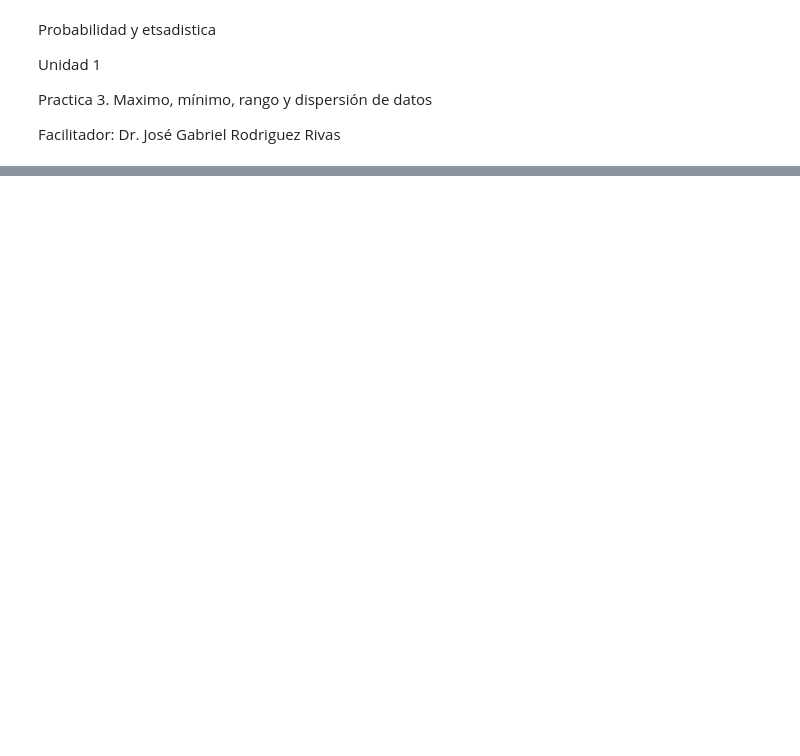
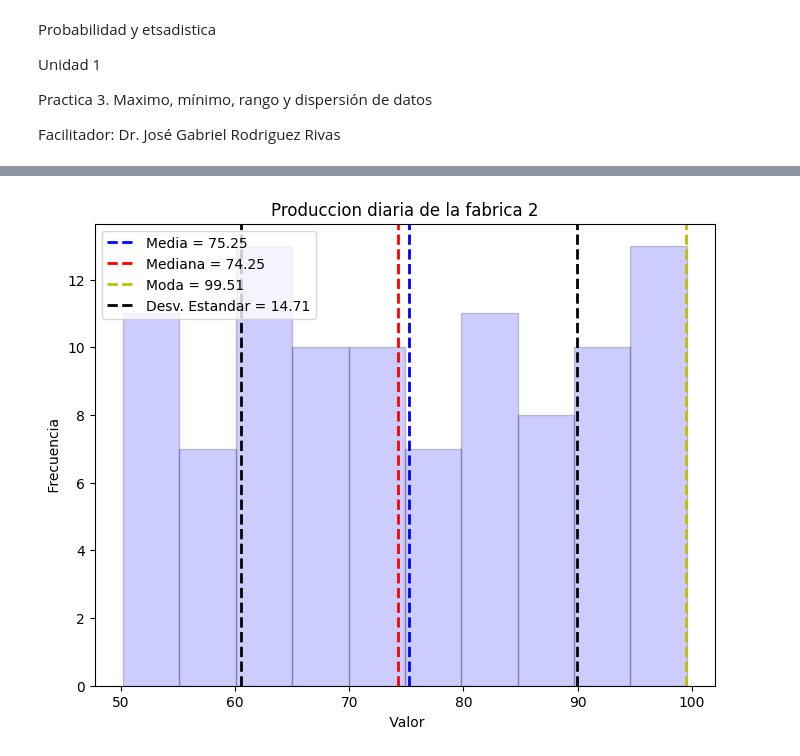
Before and after one commit to AnahiGutierrez22/Estadistica, a Jupyter notebook: Unidad1/Practica3.ipynb, the cells around one changed output, grey strips where cells are left out. Cells and saved outputs as stored; diff of their text form; code cells hidden in the pictures; blank space fills up the shorter version.

```diff
--- a/Unidad1/Practica3.ipynb
+++ b/Unidad1/Practica3.ipynb
@@ -99,15 +99,17 @@ plt.show()
 # %%
 plt.figure(figsize= (8,6))
 plt.hist(fabrica2, bins=10, alpha=0.2, color = 'b', edgecolor = "black")
-plt.axvline(media1, color= 'b', linestyle='dashed', linewidth=2, label=f'Media = {media1:.2f}')
-plt.axvline(mediana1, color= 'r', linestyle='dashed', linewidth=2, label=f' mediana = {mediana1:.2f}')
-plt.axvline(moda1, color= 'y', linestyle='dashed', linewidth=2, label=f' moda = {moda1:.2f}')
-plt.axvline(media1 - desviacion_estandar_fabrica1, color = "black", linestyle= 'dashed',
-           linewidth= 2, label=f' desv. Estandar = {desviacion_estandar_fabrica1:.2f}')
-plt.axvline(media1 + desviacion_estandar_fabrica1, color = "black", linestyle= 'dashed',
+plt.axvline(media2, color= 'b', linestyle='dashed', linewidth=2, label=f'Media = {media2:.2f}')
+plt.axvline(mediana2, color= 'r', linestyle='dashed', linewidth=2, label=f'Mediana = {mediana2:.2f}')
+plt.axvline(moda2, color= 'y', linestyle='dashed', linewidth=2, label=f'Moda = {moda2:.2f}')
+plt.axvline(media2 - desviacion_estandar_fabrica2, color = "black", linestyle= 'dashed',
+           linewidth= 2, label=f'Desv. Estandar = {desviacion_estandar_fabrica2:.2f}')
+plt.axvline(media2 + desviacion_estandar_fabrica2, color = "black", linestyle= 'dashed',
            linewidth= 2)
-plt.xlabel (' valor')
+plt.xlabel (' Valor')
 plt.ylabel(' Frecuencia ')
-plt.title("Produccion diaria de la fabrica 1")
+plt.title("Produccion diaria de la fabrica 2")
 plt.legend()
 plt.show()
+# %% [output]
+[figure, added]
```
Also changed, not shown: parts of 9 cells of this notebook.
